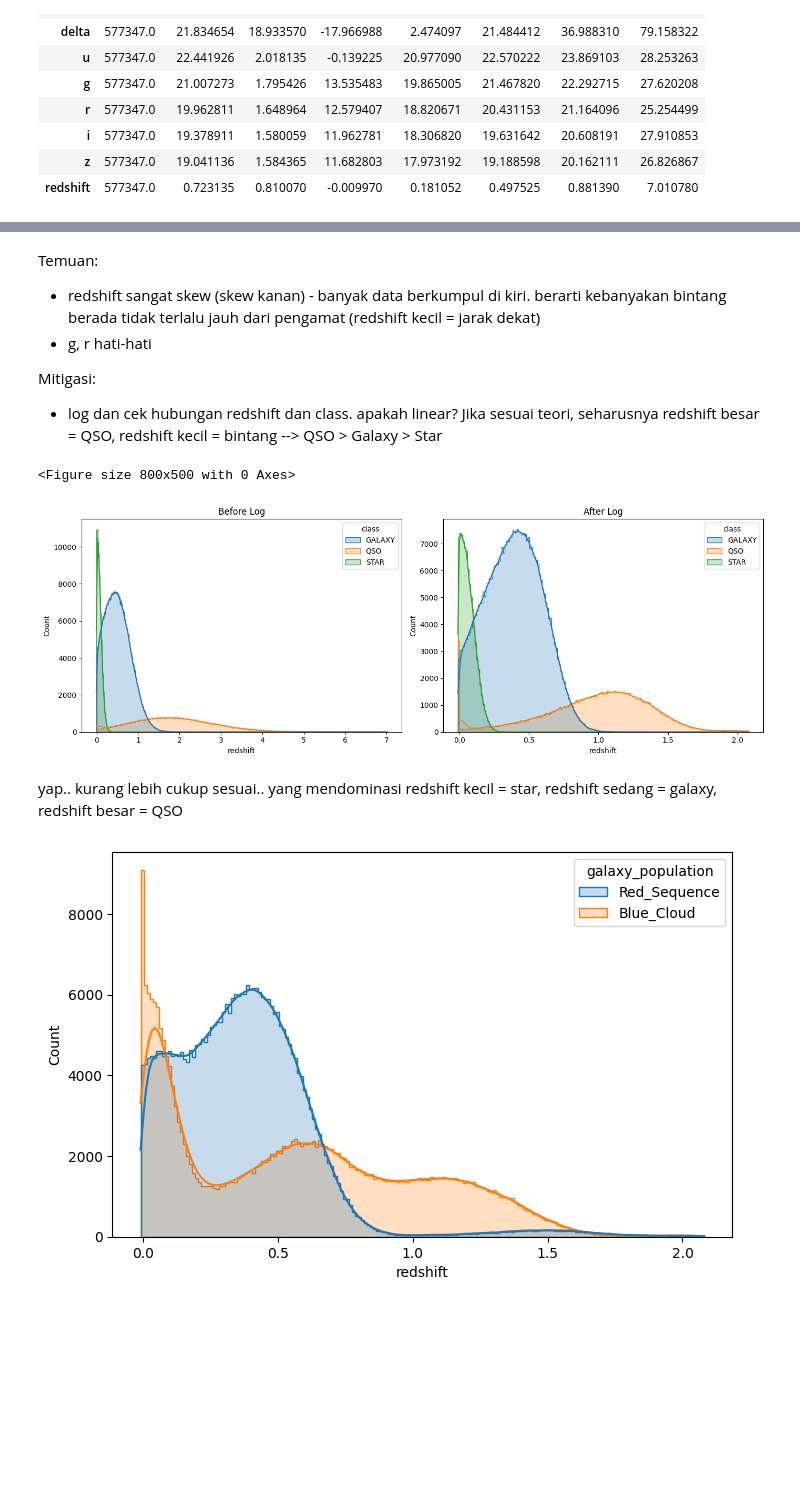
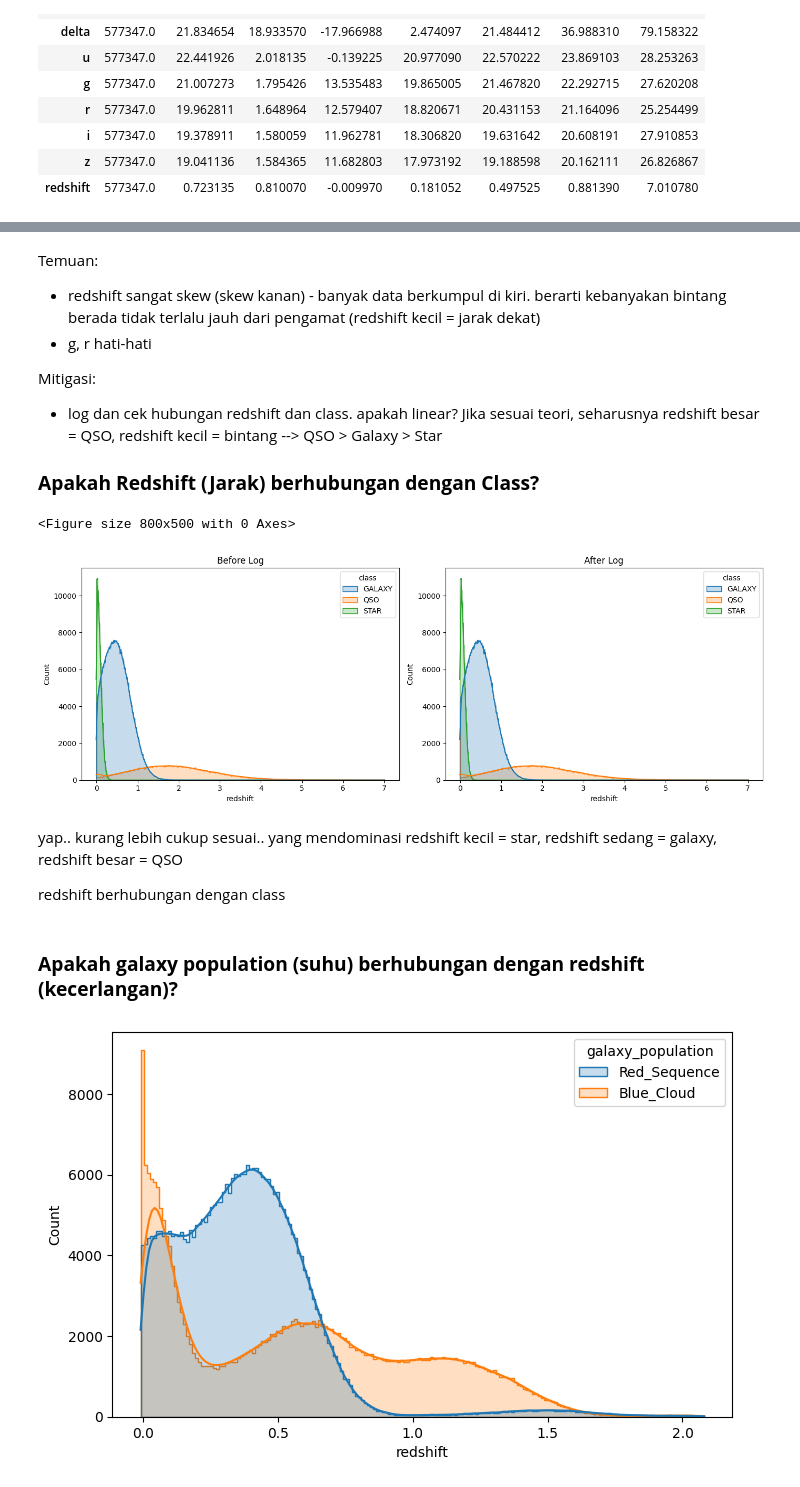
Before and after one commit to 404visco/ML, a Jupyter notebook: Kaggle/stellarclass.ipynb, the cells around one changed output, grey strips where cells are left out. Saved outputs shown, nothing was run; the diff lists cells and outputs as text; code cells hidden in the pictures; blank space fills up the shorter version.

```diff
--- a/Kaggle/stellarclass.ipynb
+++ b/Kaggle/stellarclass.ipynb
@@ -145,39 +148,47 @@ Mitigasi:
 - log dan cek hubungan redshift dan class. apakah linear?
 Jika sesuai teori, seharusnya redshift besar = QSO, redshift kecil = bintang
 --> QSO > Galaxy > Star
+
+### **Apakah Redshift (Jarak) berhubungan dengan Class?**
 # %%
-X['redshift'] = np.log1p(df['redshift'])
+X_log = X.copy()
+
+X_log['redshift'] = np.log1p(df['redshift'])
 # %%
 plt.figure(figsize=(8,5))
 
 fig, ax = plt.subplots(1, 2, figsize=(14,5))
 sns.histplot(
     data=df,
     x="redshift",
     hue="class",
     kde=True,
     element="step",
     ax = ax[0]
 )
 ax[0].set_title("Before Log")
 
 sns.histplot(
-    data=X,
+    data=X_log,
     x="redshift",
     hue="class",
     kde=True,
     element="step",
     ax = ax[1]
 )
 ax[1].set_title("After Log")
 
 plt.tight_layout()
 plt.show()
 # %% [output]
 <Figure size 800x500 with 0 Axes>
-[figure, old version]
+[figure, new version]
 # %% [markdown]
 yap.. kurang lebih cukup sesuai.. yang mendominasi redshift kecil = star, redshift sedang = galaxy, redshift besar = QSO
+
+redshift berhubungan dengan class
+# %% [markdown]
+### **Apakah galaxy population (suhu) berhubungan dengan redshift (kecerlangan)?**
 # %%
 plt.figure(figsize=(8,5))
 
```
Also changed, not shown: parts of 19 cells of this notebook.
